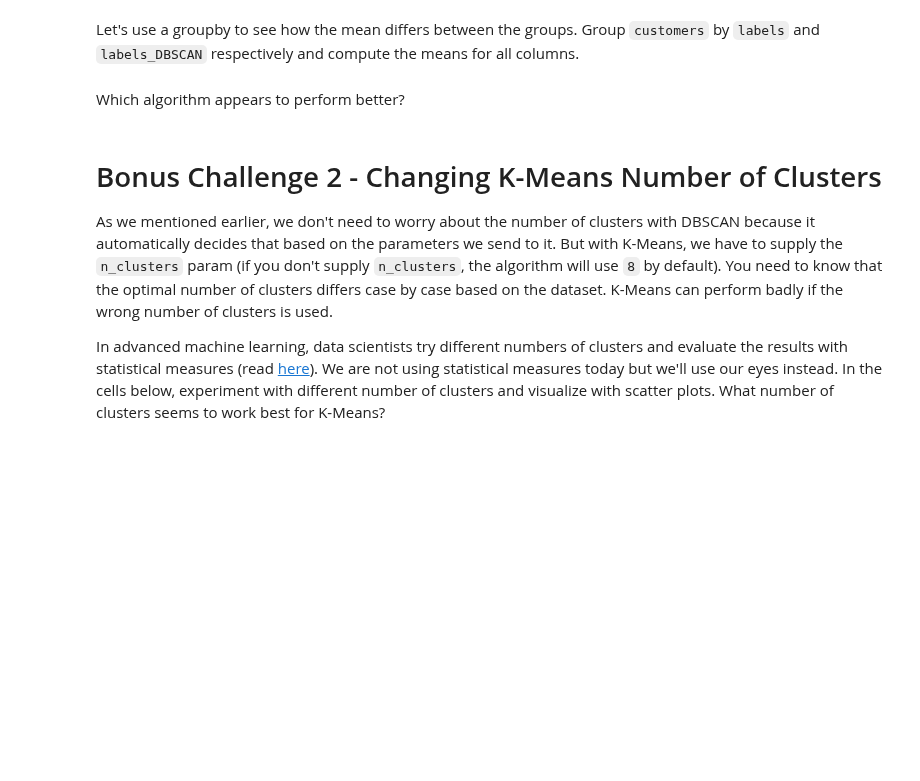
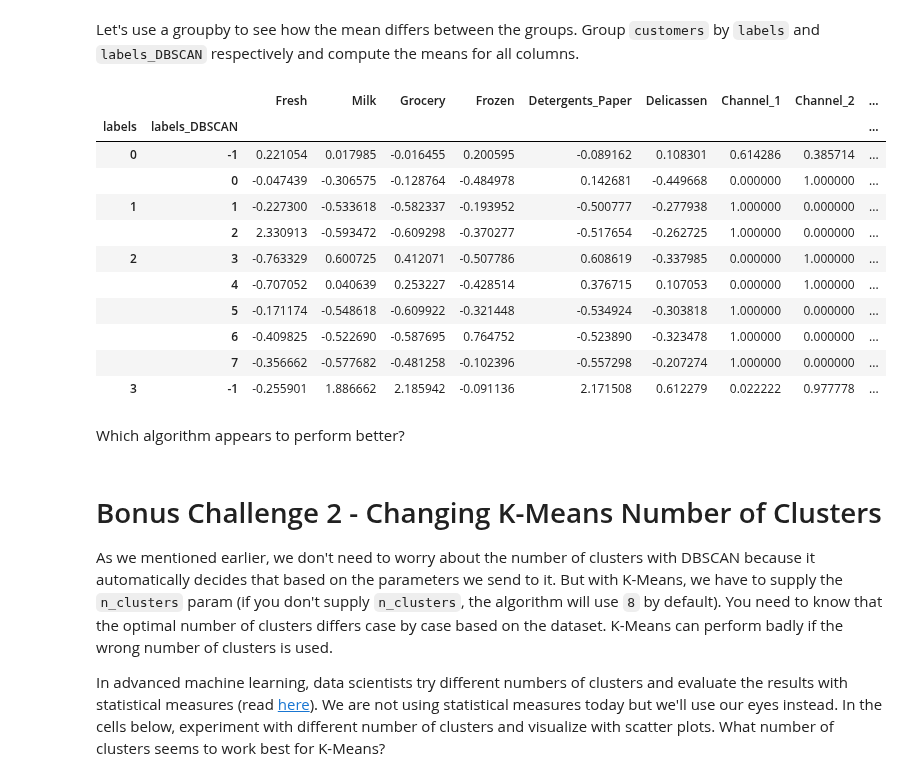
Before and after one commit to ironhack-datalabs/datamad0819, a Jupyter notebook: module-3/lab-unsupervised-learning/your-code/main.ipynb, the cells around one changed output. Drawn from its saved outputs; the diff is of its cells as text; code cells hidden in the pictures; blank space fills up the shorter version.

```diff
--- a/module-3/lab-unsupervised-learning/your-code/main.ipynb
+++ b/module-3/lab-unsupervised-learning/your-code/main.ipynb
@@ -312,5 +340,20 @@ Visualize `Frozen` as X and `Delicassen` as y by `labels` and `labels_DBSCAN` re
 Let's use a groupby to see how the mean differs between the groups. Group `customers` by `labels` and `labels_DBSCAN` respectively and compute the means for all columns.
 # %%
 # Your code here:
+
+customers_scale.groupby(["labels","labels_DBSCAN"]).mean()
+# %% [output]
+|  |  | Fresh | Milk | Grocery | Frozen | Detergents_Paper | Delicassen | Channel_1 | Channel_2 | ... |
+| labels | labels_DBSCAN |  |  |  |  |  |  |  |  | ... |
+| 0 | -1 | 0.221054 | 0.017985 | -0.016455 | 0.200595 | -0.089162 | 0.108301 | 0.614286 | 0.385714 | ... |
+|  | 0 | -0.047439 | -0.306575 | -0.128764 | -0.484978 | 0.142681 | -0.449668 | 0.000000 | 1.000000 | ... |
+| 1 | 1 | -0.227300 | -0.533618 | -0.582337 | -0.193952 | -0.500777 | -0.277938 | 1.000000 | 0.000000 | ... |
+|  | 2 | 2.330913 | -0.593472 | -0.609298 | -0.370277 | -0.517654 | -0.262725 | 1.000000 | 0.000000 | ... |
+| 2 | 3 | -0.763329 | 0.600725 | 0.412071 | -0.507786 | 0.608619 | -0.337985 | 0.000000 | 1.000000 | ... |
+|  | 4 | -0.707052 | 0.040639 | 0.253227 | -0.428514 | 0.376715 | 0.107053 | 0.000000 | 1.000000 | ... |
+|  | 5 | -0.171174 | -0.548618 | -0.609922 | -0.321448 | -0.534924 | -0.303818 | 1.000000 | 0.000000 | ... |
+|  | 6 | -0.409825 | -0.522690 | -0.587695 | 0.764752 | -0.523890 | -0.323478 | 1.000000 | 0.000000 | ... |
+|  | 7 | -0.356662 | -0.577682 | -0.481258 | -0.102396 | -0.557298 | -0.207274 | 1.000000 | 0.000000 | ... |
+| 3 | -1 | -0.255901 | 1.886662 | 2.185942 | -0.091136 | 2.171508 | 0.612279 | 0.022222 | 0.977778 | ... |
 # %% [markdown]
 Which algorithm appears to perform better?
```
Also changed, not shown: parts of 10 cells of this notebook.
